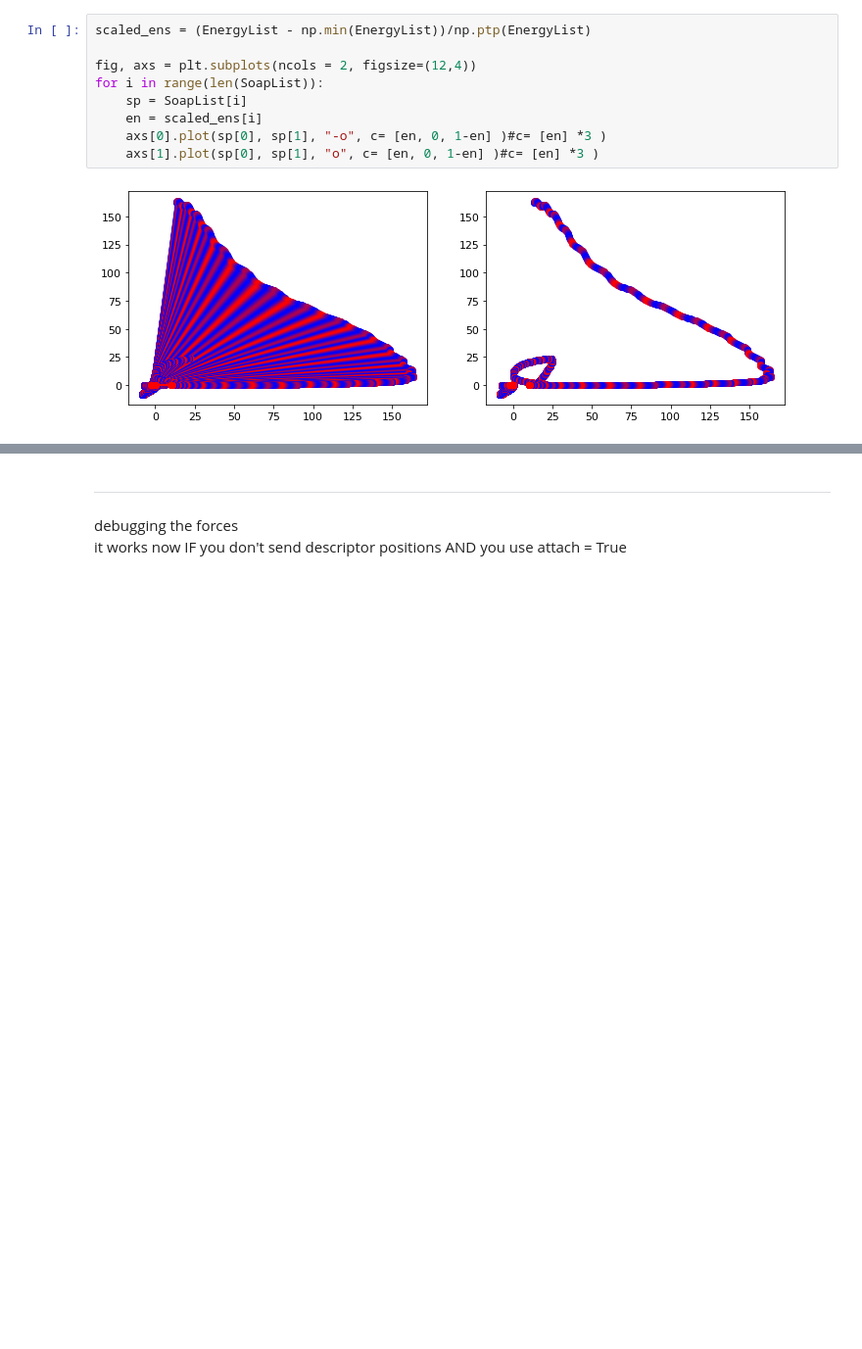
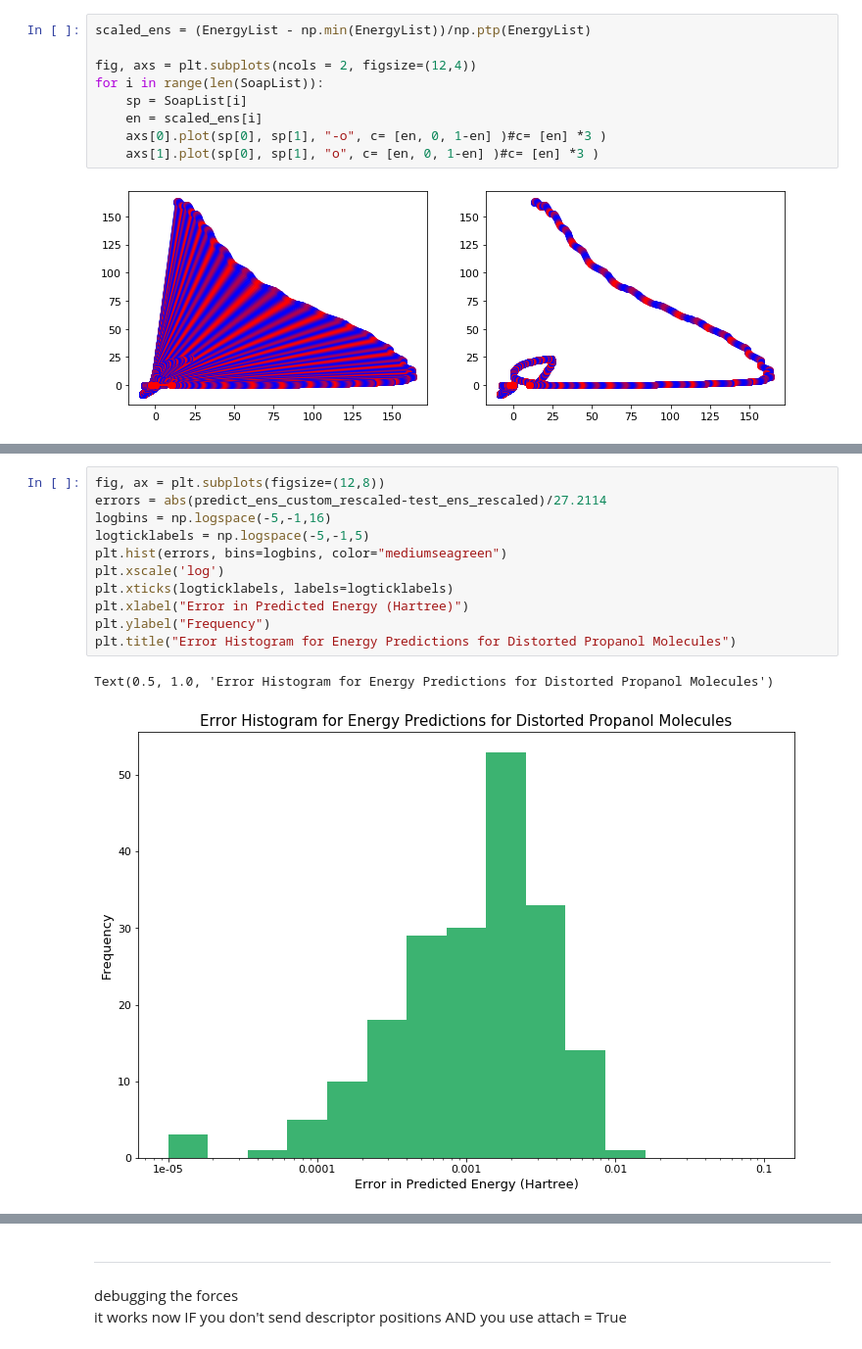
Before and after one commit to alvarovm/minigap, a Jupyter notebook: notebooks/miniGAP.ipynb, the cells around one changed output, grey strips where cells are left out. Shown at 98% size. Drawn from its saved outputs; the diff is of its cells as text; blank space fills up the shorter version.

```diff
--- a/notebooks/miniGAP.ipynb
+++ b/notebooks/miniGAP.ipynb
@@ -915,3 +928,17 @@ plt.legend()
+# %%
+fig, ax = plt.subplots(figsize=(12,8))
+errors = abs(predict_ens_custom_rescaled-test_ens_rescaled)/27.2114
+logbins = np.logspace(-5,-1,16)
+logticklabels = np.logspace(-5,-1,5)
+plt.hist(errors, bins=logbins, color="mediumseagreen")
+plt.xscale('log')
+plt.xticks(logticklabels, labels=logticklabels)
+plt.xlabel("Error in Predicted Energy (Hartree)")
+plt.ylabel("Frequency")
+plt.title("Error Histogram for Energy Predictions for Distorted Propanol Molecules")
+# %% [output]
+Text(0.5, 1.0, 'Error Histogram for Energy Predictions for Distorted Propanol Molecules')
+[figure, added]
 # %%
 
 rescaled_test_frcs = test_frcs * ens_scaler.scale_
```
Also changed, not shown: parts of 8 cells of this notebook, 2 other files.
